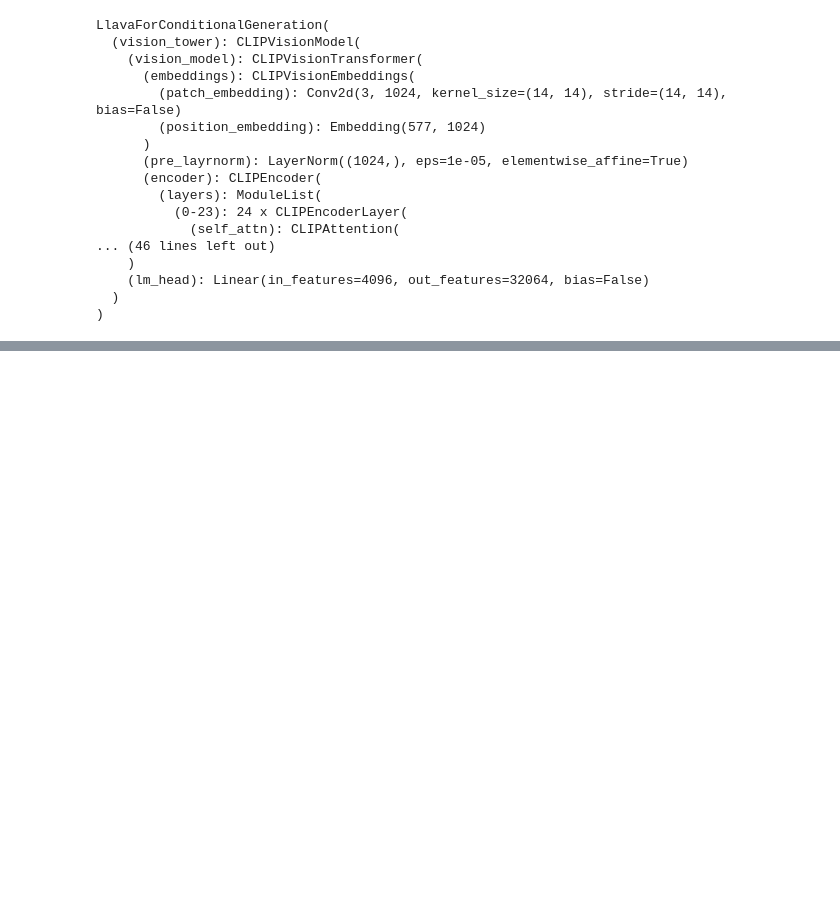
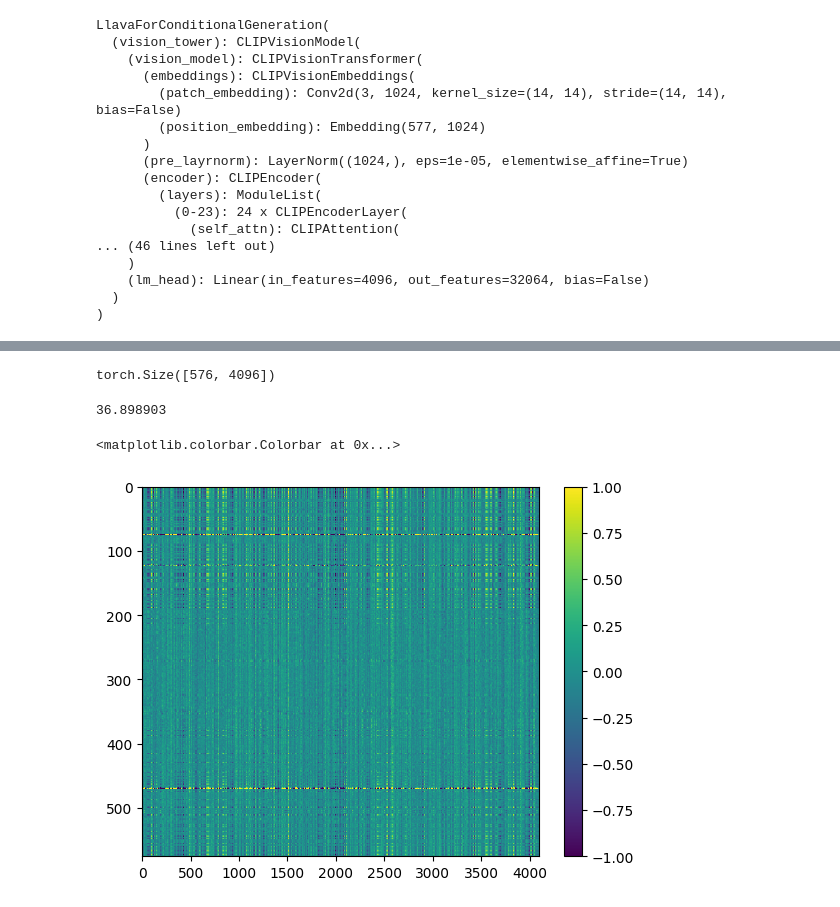
Before and after one commit to bridgetleonard2/LLaVA-Brain, a Jupyter notebook: llava_architecture.ipynb, the cells around one changed output, grey strips where cells are left out. Cells and saved outputs as stored; diff of their text form; code cells hidden in the pictures; blank space fills up the shorter version.

```diff
--- a/llava_architecture.ipynb
+++ b/llava_architecture.ipynb
@@ -40,0 +48,8 @@ LlavaForConditionalGeneration(
+# %%
+features = {}
+def get_features(name):
+    def hook(model, input, output):
+        # detached_outputs = [tensor.detach() for tensor in output]
+        last_output = output[-1].detach()
+        features[name] = last_output  # detached_outputs
+    return hook
@@ -40,0 +116,3 @@ LlavaForConditionalGeneration(
+# %%
+tensor = features['multi_modal_projector.linear_2']
+tensor
@@ -40,0 +127,14 @@ LlavaForConditionalGeneration(
+# %%
+tensor.shape
+# %% [output]
+torch.Size([576, 4096])
+# %%
+np.max(tensor.numpy())
+# %% [output]
+36.898903
+# %%
+plt.imshow(tensor, cmap='viridis', aspect='auto', vmin=-1, vmax=1)
+plt.colorbar()
+# %% [output]
+<matplotlib.colorbar.Colorbar at 0x...>
+[figure, added]
```
Also changed, not shown: parts of 13 cells of this notebook, 1 other file.
